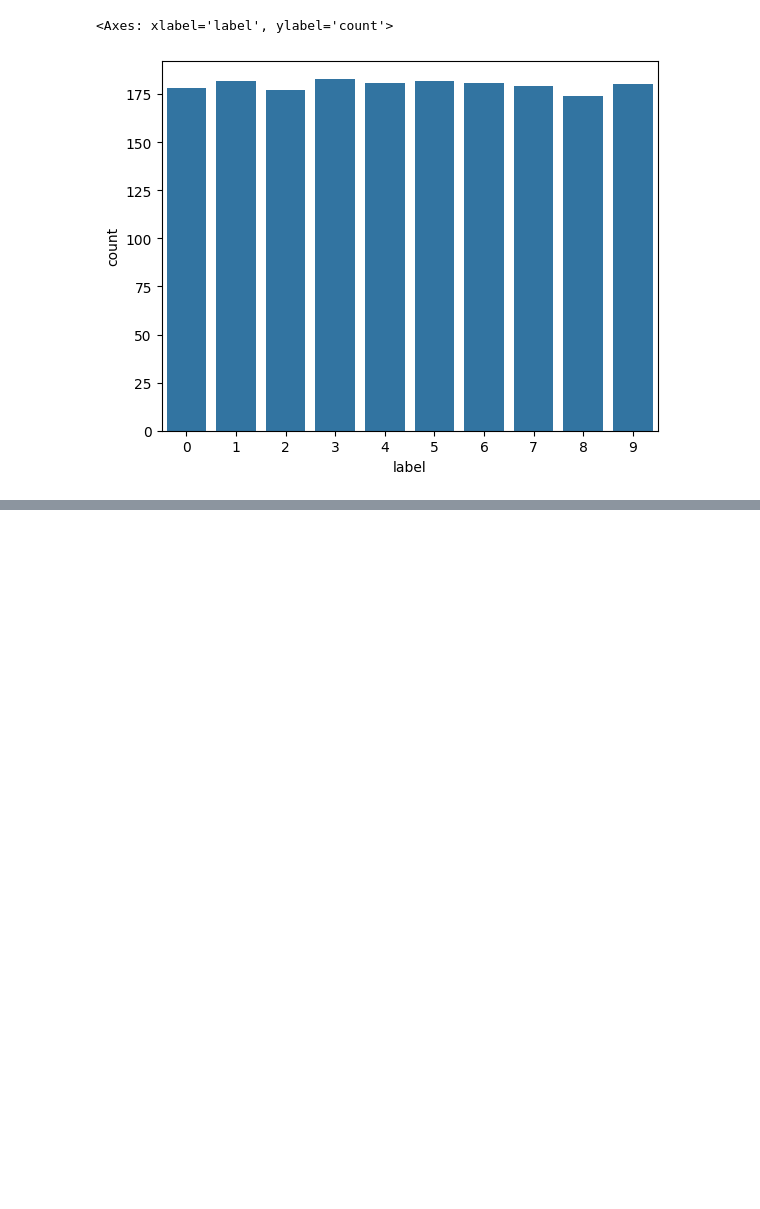
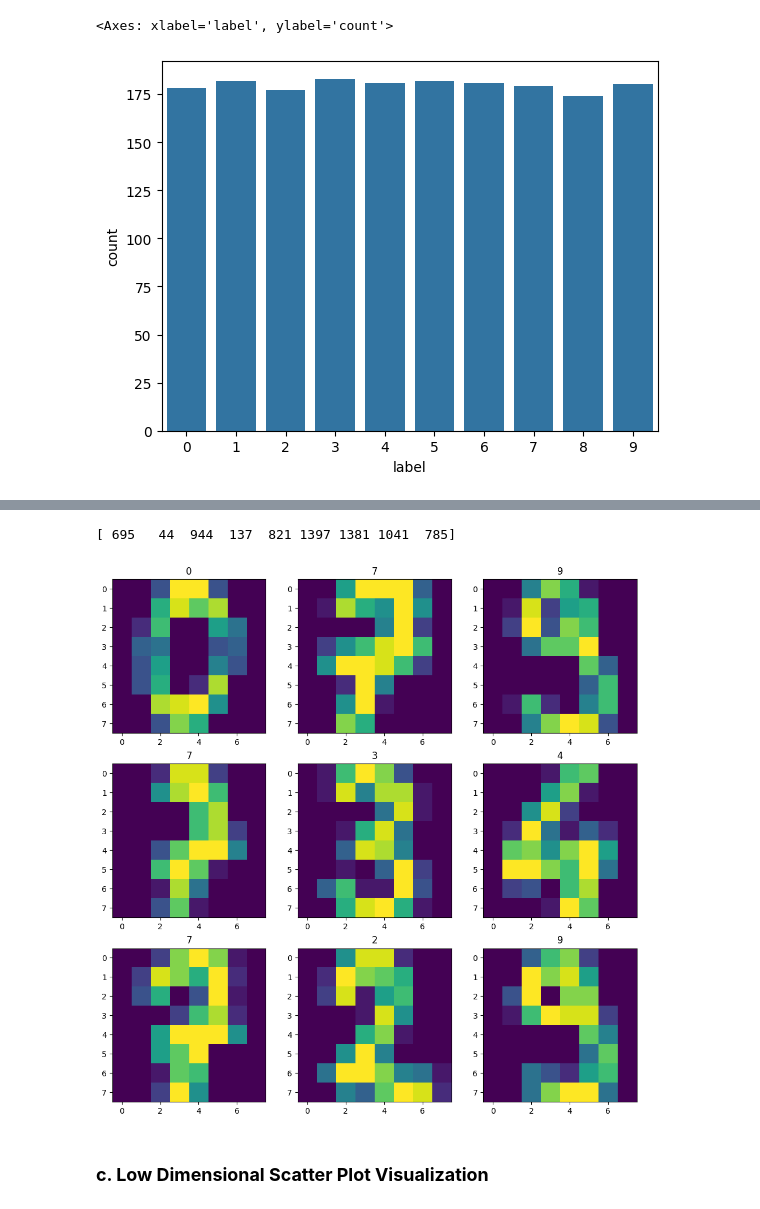
Before and after one commit to bansalkanav/Machine-Learning-Scratch-2-Advance-By-ThatAIGuy, a Jupyter notebook: 04. Supervised Learning/01. Mathematical Foundation - Linear Algebra/2. Case Study - Image Search Engine/building_an_image_search_engine.ipynb, the cells around one changed output, grey strips where cells are left out. Cells and saved outputs as stored; diff of their text form; code cells hidden in the pictures; blank space fills up the shorter version.

```diff
--- a/04. Supervised Learning/01. Mathematical Foundation - Linear Algebra/2. Case Study - Image Search Engine/building_an_image_search_engine.ipynb
+++ b/04. Supervised Learning/01. Mathematical Foundation - Linear Algebra/2. Case Study - Image Search Engine/building_an_image_search_engine.ipynb
@@ -51,0 +74,17 @@ plt.imshow(img)
+# %%
+plt.figure(figsize=(12, 12))
+idx = np.random.randint(0, image_df.shape[0], 9)
+print(idx)
+
+for i in range(len(idx)):
+    plt.subplot(3, 3, i+1)
+    label = image_df.iloc[idx[i], -1]
+    plt.title(label)
+    img_grid = np.reshape(image_df.iloc[idx[i], 0:-1], (8,8))
+    img_grid = img_grid.astype("float")
+    plt.imshow(img_grid)
+# %% [output]
+[ 695   44  944  137  821 1397 1381 1041  785]
+[figure, added]
+# %% [markdown]
+### **c. Low Dimensional Scatter Plot Visualization**
```
Also changed, not shown: parts of 20 cells of this notebook, 11 other files.
